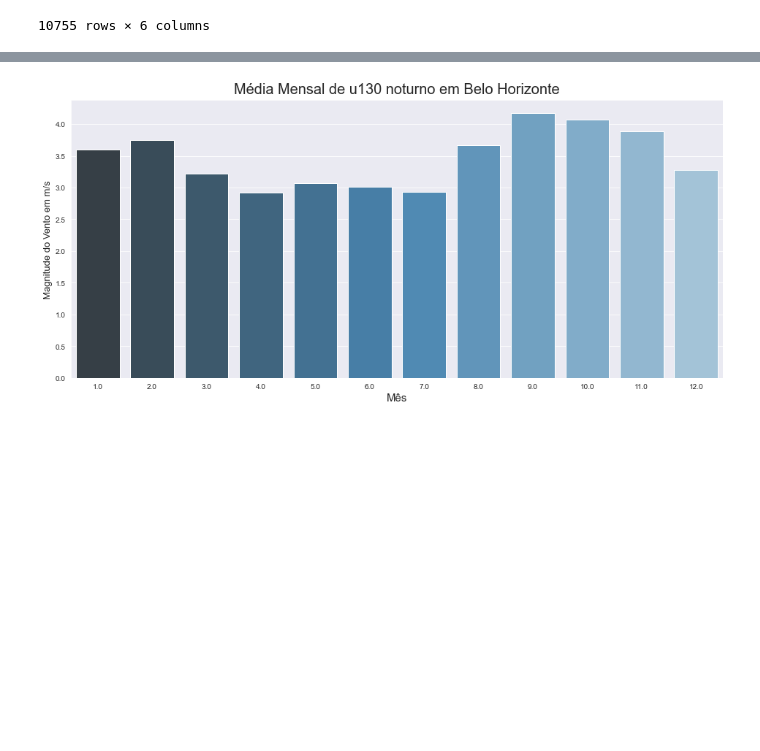
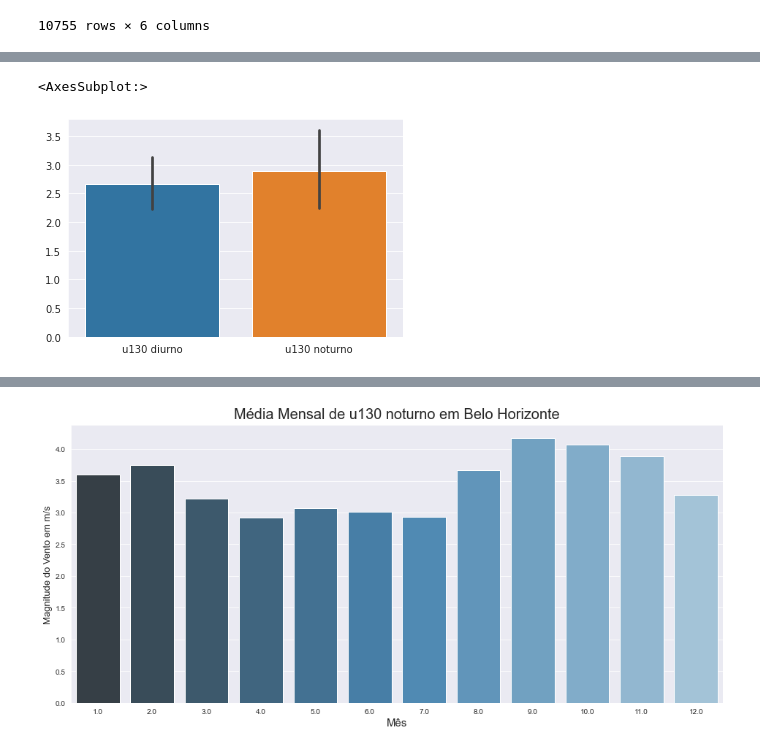
Before and after one commit to g-almeida/Climatology, a Jupyter notebook: ERA5 Reanalysis/Vento/TrabMeteoro/trabMeteoro.ipynb, the cells around one changed output, grey strips where cells are left out. Cells and saved outputs as stored; diff of their text form; code cells hidden in the pictures; blank space fills up the shorter version.

```diff
--- a/ERA5 Reanalysis/Vento/TrabMeteoro/trabMeteoro.ipynb
+++ b/ERA5 Reanalysis/Vento/TrabMeteoro/trabMeteoro.ipynb
@@ -130,0 +153,4 @@ sea.barplot(calc_u130('TM', 'diurno').index, calc_u130('TM', 'diurno')['u130'])
+# %%
+tst = mediaD#.drop(['Hora Medicao','year','u10','day','u_tal'], axis=1)
+tst2 =  mediaN#.drop(['Hora Medicao','year','u10','day','u_tal'], axis=1)
+pd.concat([tst,tst2])
@@ -131 +176,6 @@ sea.barplot(calc_u130('TM', 'diurno').index, calc_u130('TM', 'diurno')['u130'])
+# %%
+sea.barplot(data = tst)
+# %% [output]
+<AxesSubplot:>
+[figure, added]
 # %%
```
Also changed, not shown: parts of 9 cells of this notebook.
